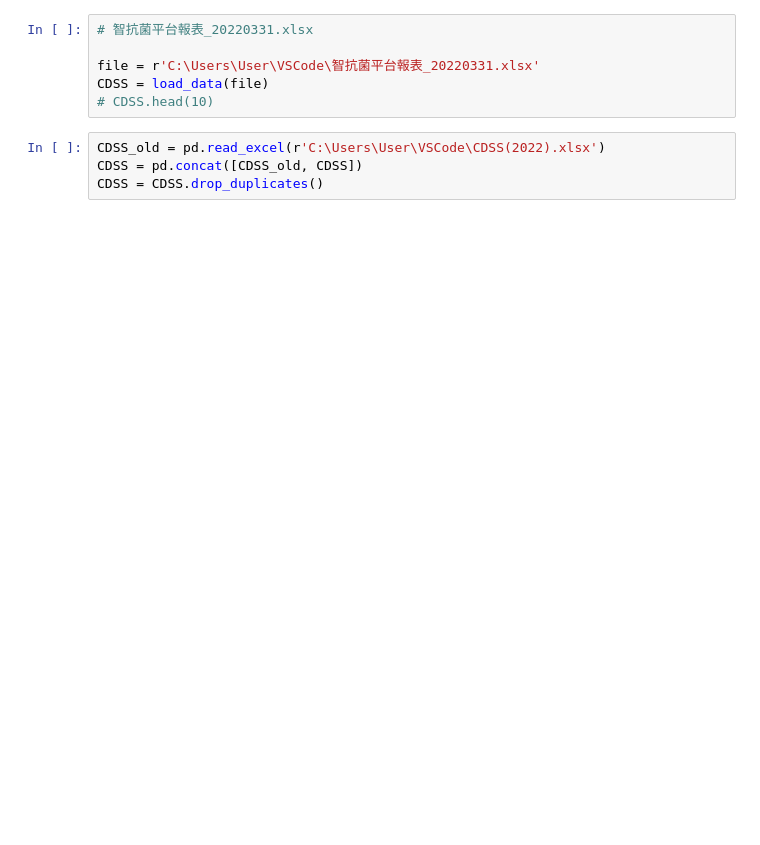
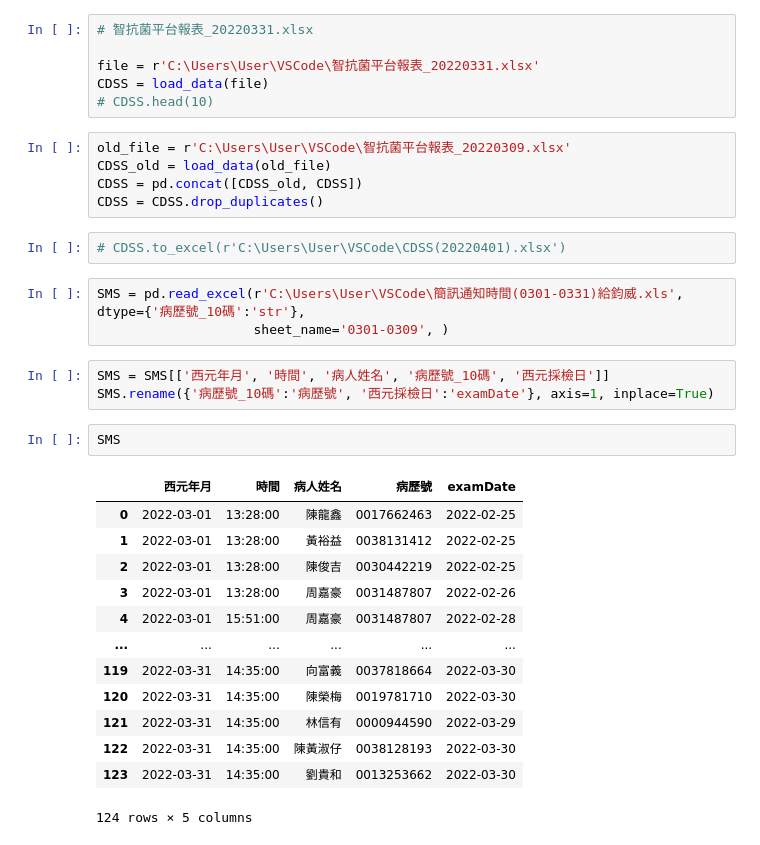
Before and after one commit to ChunWeiPeng/CMUH, a Jupyter notebook: CDSS_file_merge.ipynb, the cells around one changed output. Saved outputs shown, nothing was run; the diff lists cells and outputs as text; blank space fills up the shorter version.

```diff
--- a/CDSS_file_merge.ipynb
+++ b/CDSS_file_merge.ipynb
@@ -47,6 +54,31 @@ file = r'C:\Users\User\VSCode\智抗菌平台報表_20220331.xlsx'
 CDSS = load_data(file)
 # CDSS.head(10)
 # %%
-CDSS_old = pd.read_excel(r'C:\Users\User\VSCode\CDSS(2022).xlsx')
+old_file = r'C:\Users\User\VSCode\智抗菌平台報表_20220309.xlsx'
+CDSS_old = load_data(old_file)
 CDSS = pd.concat([CDSS_old, CDSS])
 CDSS = CDSS.drop_duplicates()
+# %%
+# CDSS.to_excel(r'C:\Users\User\VSCode\CDSS(20220401).xlsx')
+# %%
+SMS = pd.read_excel(r'C:\Users\User\VSCode\簡訊通知時間(0301-0331)給鈞威.xls', dtype={'病歷號_10碼':'str'},
+                    sheet_name='0301-0309', )
+# %%
+SMS = SMS[['西元年月', '時間', '病人姓名', '病歷號_10碼', '西元採檢日']]
+SMS.rename({'病歷號_10碼':'病歷號', '西元採檢日':'examDate'}, axis=1, inplace=True)
+# %%
+SMS
+# %% [output]
+|  | 西元年月 | 時間 | 病人姓名 | 病歷號 | examDate |
+| 0 | 2022-03-01 | 13:28:00 | 陳龍鑫 | 0017662463 | 2022-02-25 |
+| 1 | 2022-03-01 | 13:28:00 | 黃裕益 | 0038131412 | 2022-02-25 |
+| 2 | 2022-03-01 | 13:28:00 | 陳俊吉 | 0030442219 | 2022-02-25 |
+| 3 | 2022-03-01 | 13:28:00 | 周嘉豪 | 0031487807 | 2022-02-26 |
+| 4 | 2022-03-01 | 15:51:00 | 周嘉豪 | 0031487807 | 2022-02-28 |
+| ... | ... | ... | ... | ... | ... |
+| 119 | 2022-03-31 | 14:35:00 | 向富義 | 0037818664 | 2022-03-30 |
+| 120 | 2022-03-31 | 14:35:00 | 陳榮梅 | 0019781710 | 2022-03-30 |
+| 121 | 2022-03-31 | 14:35:00 | 林信有 | 0000944590 | 2022-03-29 |
+| 122 | 2022-03-31 | 14:35:00 | 陳黃淑仔 | 0038128193 | 2022-03-30 |
+| 123 | 2022-03-31 | 14:35:00 | 劉貴和 | 0013253662 | 2022-03-30 |
+124 rows × 5 columns
```
Also changed, not shown: parts of 1 cell of this notebook, 2 other files.
